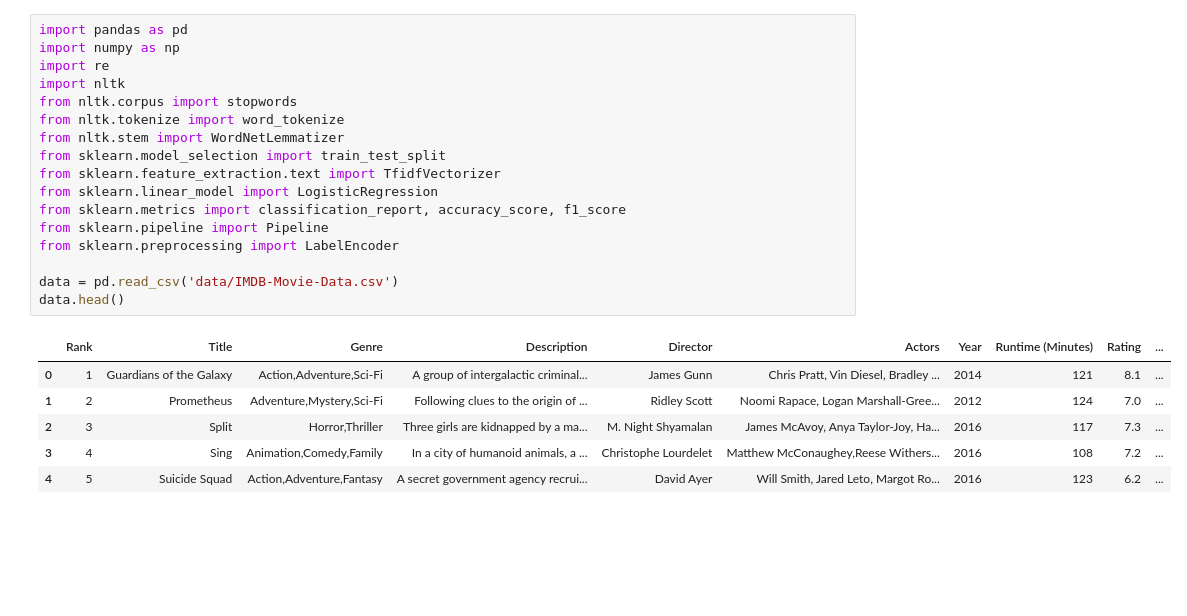
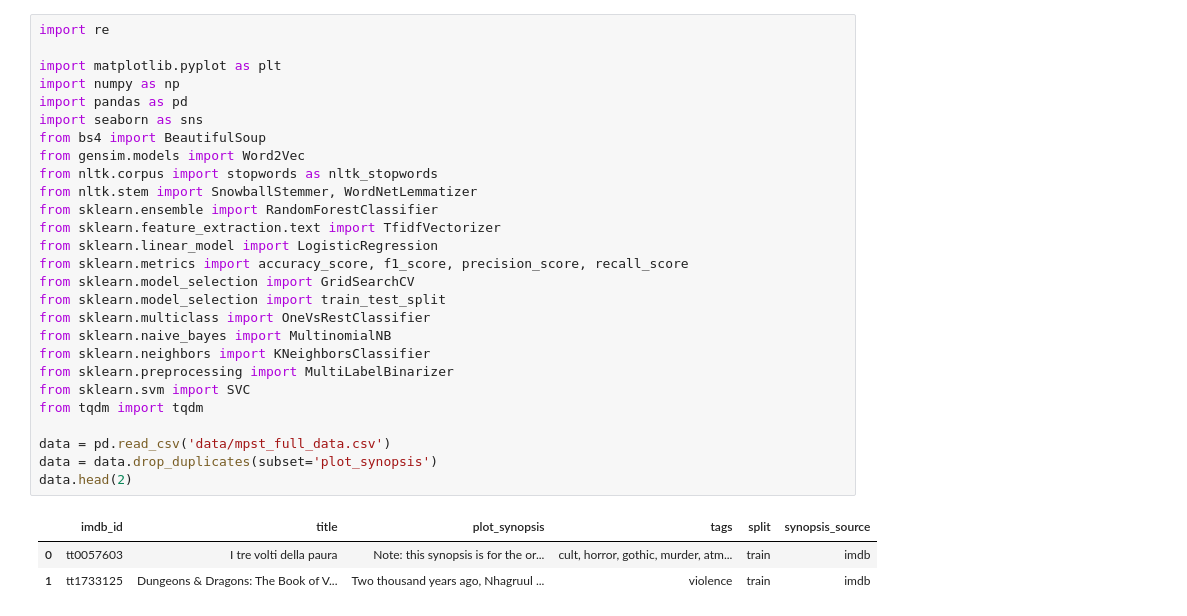
Before and after one commit to lizagrin/Movie-genres-classification, a Jupyter notebook: notebook.ipynb, the cells around one changed output. Cells and saved outputs as stored; diff of their text form; blank space fills up the shorter version.

Commit message:
model solve

```diff
--- a/notebook.ipynb
+++ b/notebook.ipynb
@@ -1,24 +1,31 @@
 # %%
+import re
+
+import matplotlib.pyplot as plt
+import numpy as np
 import pandas as pd
-import numpy as np
-import re
-import nltk
-from nltk.corpus import stopwords
-from nltk.tokenize import word_tokenize
-from nltk.stem import WordNetLemmatizer
-from sklearn.model_selection import train_test_split
+import seaborn as sns
+from bs4 import BeautifulSoup
+from gensim.models import Word2Vec
+from nltk.corpus import stopwords as nltk_stopwords
+from nltk.stem import SnowballStemmer, WordNetLemmatizer
+from sklearn.ensemble import RandomForestClassifier
 from sklearn.feature_extraction.text import TfidfVectorizer
 from sklearn.linear_model import LogisticRegression
-from sklearn.metrics import classification_report, accuracy_score, f1_score
-from sklearn.pipeline import Pipeline
-from sklearn.preprocessing import LabelEncoder
+from sklearn.metrics import accuracy_score, f1_score, precision_score, recall_score
+from sklearn.model_selection import GridSearchCV
+from sklearn.model_selection import train_test_split
+from sklearn.multiclass import OneVsRestClassifier
+from sklearn.naive_bayes import MultinomialNB
+from sklearn.neighbors import KNeighborsClassifier
+from sklearn.preprocessing import MultiLabelBinarizer
+from sklearn.svm import SVC
+from tqdm import tqdm
 
-data = pd.read_csv('data/IMDB-Movie-Data.csv')
-data.head()
+data = pd.read_csv('data/mpst_full_data.csv')
+data = data.drop_duplicates(subset='plot_synopsis')
+data.head(2)
 # %% [output]
-|  | Rank | Title | Genre | Description | Director | Actors | Year | Runtime (Minutes) | Rating | ... |
-| 0 | 1 | Guardians of the Galaxy | Action,Adventure,Sci-Fi | A group of intergalactic criminal... | James Gunn | Chris Pratt, Vin Diesel, Bradley ... | 2014 | 121 | 8.1 | ... |
-| 1 | 2 | Prometheus | Adventure,Mystery,Sci-Fi | Following clues to the origin of ... | Ridley Scott | Noomi Rapace, Logan Marshall-Gree... | 2012 | 124 | 7.0 | ... |
-| 2 | 3 | Split | Horror,Thriller | Three girls are kidnapped by a ma... | M. Night Shyamalan | James McAvoy, Anya Taylor-Joy, Ha... | 2016 | 117 | 7.3 | ... |
-| 3 | 4 | Sing | Animation,Comedy,Family | In a city of humanoid animals, a ... | Christophe Lourdelet | Matthew McConaughey,Reese Withers... | 2016 | 108 | 7.2 | ... |
-| 4 | 5 | Suicide Squad | Action,Adventure,Fantasy | A secret government agency recrui... | David Ayer | Will Smith, Jared Leto, Margot Ro... | 2016 | 123 | 6.2 | ... |
+|  | imdb_id | title | plot_synopsis | tags | split | synopsis_source |
+| 0 | tt0057603 | I tre volti della paura | Note: this synopsis is for the or... | cult, horror, gothic, murder, atm... | train | imdb |
+| 1 | tt1733125 | Dungeons & Dragons: The Book of V... | Two thousand years ago, Nhagruul ... | violence | train | imdb |
```
Also changed, not shown: parts of 26 cells of this notebook, 2 other files.
